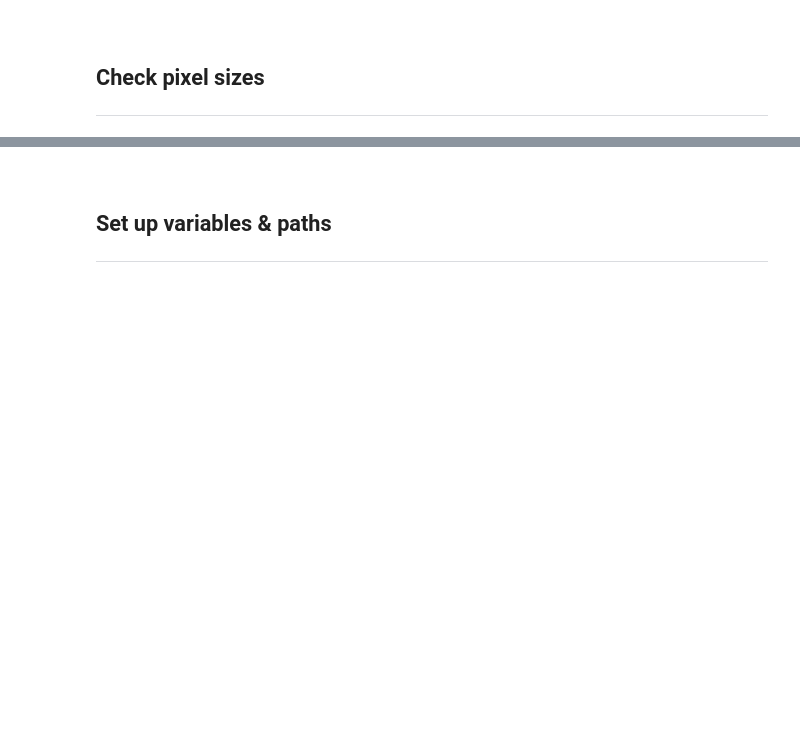
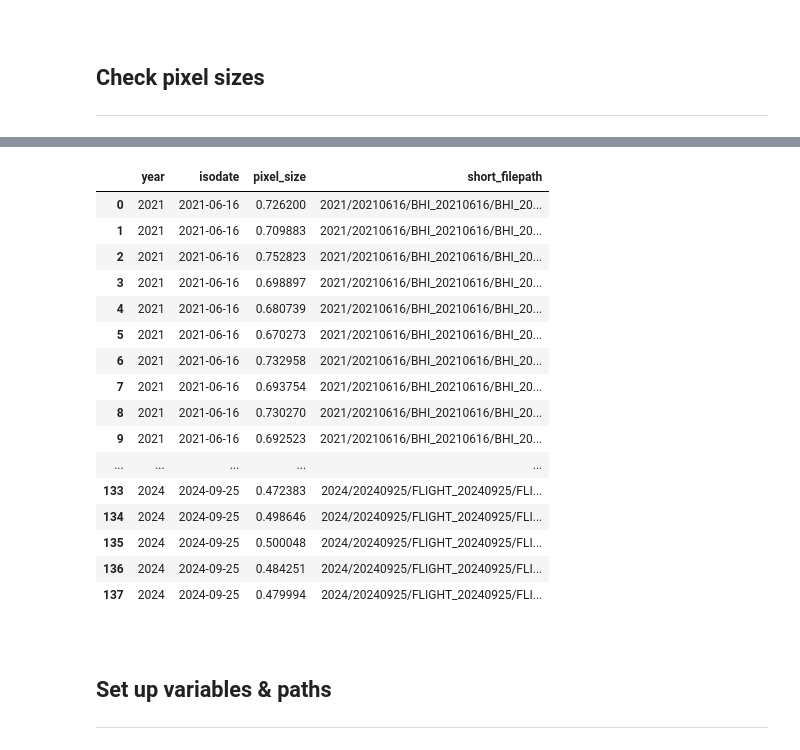
Before and after one commit to bheberlein/chtc-files, a Jupyter notebook: files/jupyter/CHTC Preprocessing.ipynb, the cells around one changed output, grey strips where cells are left out. Cells and saved outputs as stored; diff of their text form; code cells hidden in the pictures; blank space fills up the shorter version.

```diff
--- a/files/jupyter/CHTC Preprocessing.ipynb
+++ b/files/jupyter/CHTC Preprocessing.ipynb
@@ -161,0 +175,3 @@ est_pixel_sizes.hist()  #(bins=50)
+# %%
+swir_images['year'] = image_years
+swir_images['isodate'] = image_dates.dt.strftime('%Y-%m-%d')
@@ -162,3 +202,25 @@ est_pixel_sizes.hist()  #(bins=50)
+# %%
+swir_images['short_filepath'] = swir_images.filepath.apply(lambda p: Path(p).relative_to('/Volumes/Enspec/data/collection/airborne/raw'))
+# %%
+pretty_print(swir_images[['year', 'isodate', 'pixel_size', 'short_filepath']])
+# %% [output]
+|  | year | isodate | pixel_size | short_filepath |
+| 0 | 2021 | 2021-06-16 | 0.726200 | 2021/20210616/BHI_20210616/BHI_20... |
+| 1 | 2021 | 2021-06-16 | 0.709883 | 2021/20210616/BHI_20210616/BHI_20... |
+| 2 | 2021 | 2021-06-16 | 0.752823 | 2021/20210616/BHI_20210616/BHI_20... |
+| 3 | 2021 | 2021-06-16 | 0.698897 | 2021/20210616/BHI_20210616/BHI_20... |
+| 4 | 2021 | 2021-06-16 | 0.680739 | 2021/20210616/BHI_20210616/BHI_20... |
+| 5 | 2021 | 2021-06-16 | 0.670273 | 2021/20210616/BHI_20210616/BHI_20... |
+| 6 | 2021 | 2021-06-16 | 0.732958 | 2021/20210616/BHI_20210616/BHI_20... |
+| 7 | 2021 | 2021-06-16 | 0.693754 | 2021/20210616/BHI_20210616/BHI_20... |
+| 8 | 2021 | 2021-06-16 | 0.730270 | 2021/20210616/BHI_20210616/BHI_20... |
+| 9 | 2021 | 2021-06-16 | 0.692523 | 2021/20210616/BHI_20210616/BHI_20... |
+| ... | ... | ... | ... | ... |
+| 133 | 2024 | 2024-09-25 | 0.472383 | 2024/20240925/FLIGHT_20240925/FLI... |
+| 134 | 2024 | 2024-09-25 | 0.498646 | 2024/20240925/FLIGHT_20240925/FLI... |
+| 135 | 2024 | 2024-09-25 | 0.500048 | 2024/20240925/FLIGHT_20240925/FLI... |
+| 136 | 2024 | 2024-09-25 | 0.484251 | 2024/20240925/FLIGHT_20240925/FLI... |
+| 137 | 2024 | 2024-09-25 | 0.479994 | 2024/20240925/FLIGHT_20240925/FLI... |
 # %% [markdown]
 <br>
 
```
Also changed, not shown: parts of 10 cells of this notebook.
